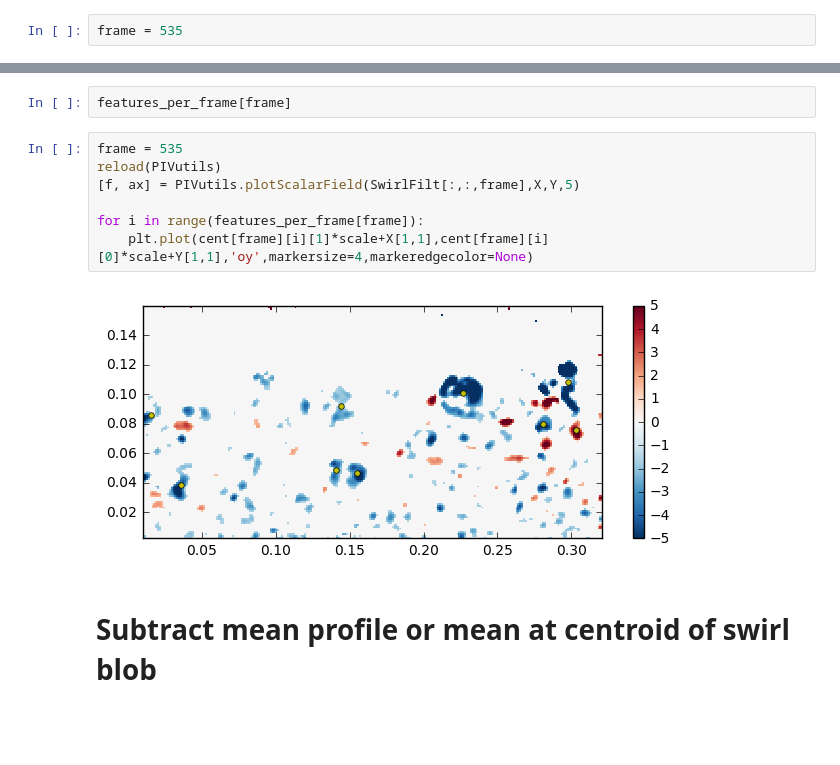
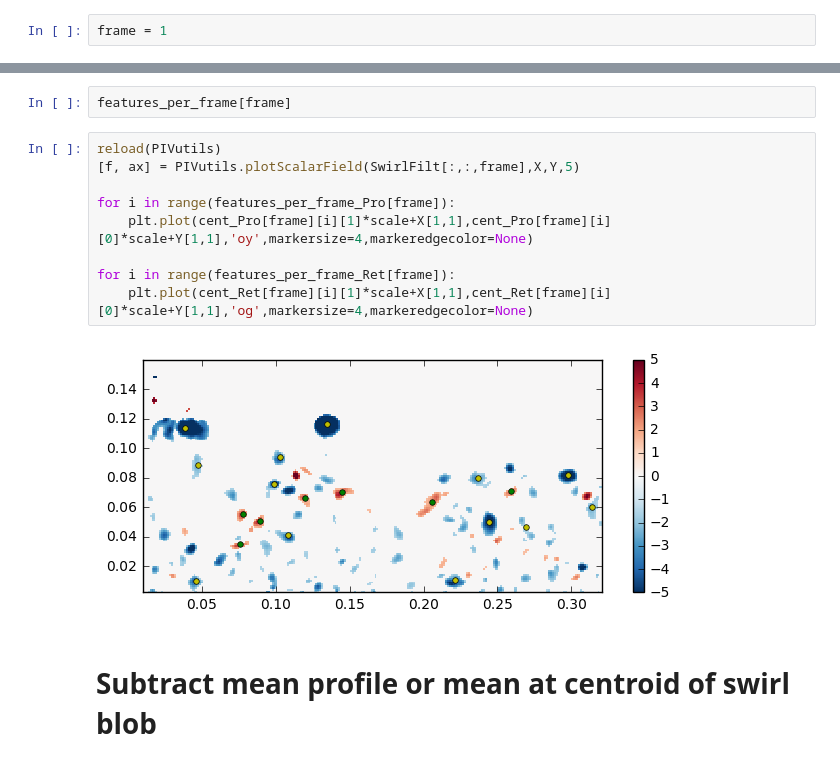
Before and after one commit to owenjhwilliams/ASIIT, a Jupyter notebook: runPODthumbnails.ipynb, the cells around one changed output, grey strips where cells are left out. Saved outputs shown, nothing was run; the diff lists cells and outputs as text; blank space fills up the shorter version.

```diff
--- a/runPODthumbnails.ipynb
+++ b/runPODthumbnails.ipynb
@@ -9,7 +9,7 @@ import PIVutils
 #PIVutils = reload(PIVutils)
 X, Y, U, V, Swirl, Cond, Prof = PIVutils.importMatlabPIVdata('/Users/Owen/Dropbox/Data/ABL/SBL PIV data/RNV45-RI2.mat',['X','Y','U','V','Swirl'],['Cond','Prof'])
 # %%
-frame = 535
+frame = 1
 # %%
 NanLocs = np.isnan(Swirl)
 uSize = Swirl.shape
@@ -132,14 +86,16 @@ U.shape
 # %%
 features_per_frame[frame]
 # %%
-frame = 535
 reload(PIVutils)
 [f, ax] = PIVutils.plotScalarField(SwirlFilt[:,:,frame],X,Y,5)
 
-for i in range(features_per_frame[frame]):
-    plt.plot(cent[frame][i][1]*scale+X[1,1],cent[frame][i][0]*scale+Y[1,1],'oy',markersize=4,markeredgecolor=None)
+for i in range(features_per_frame_Pro[frame]):
+    plt.plot(cent_Pro[frame][i][1]*scale+X[1,1],cent_Pro[frame][i][0]*scale+Y[1,1],'oy',markersize=4,markeredgecolor=None)
+
+for i in range(features_per_frame_Ret[frame]):
+    plt.plot(cent_Ret[frame][i][1]*scale+X[1,1],cent_Ret[frame][i][0]*scale+Y[1,1],'og',markersize=4,markeredgecolor=None)
 # %% [output]
-[figure, old version]
+[figure, new version]
 # %% [markdown]
 # Subtract mean profile or mean at centroid of swirl blob
 # %%
```
Also changed, not shown: parts of 23 cells of this notebook, 2 other files.
